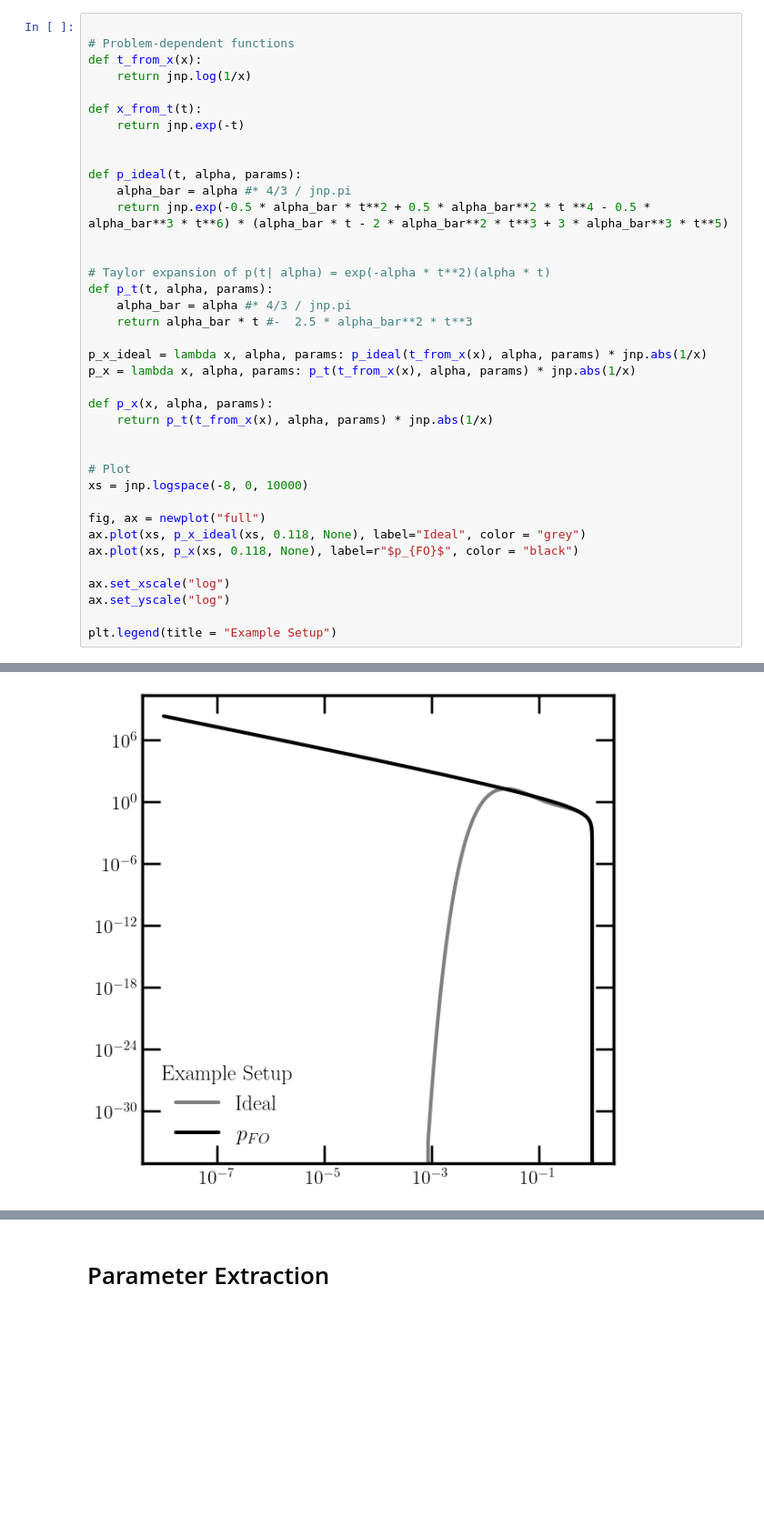
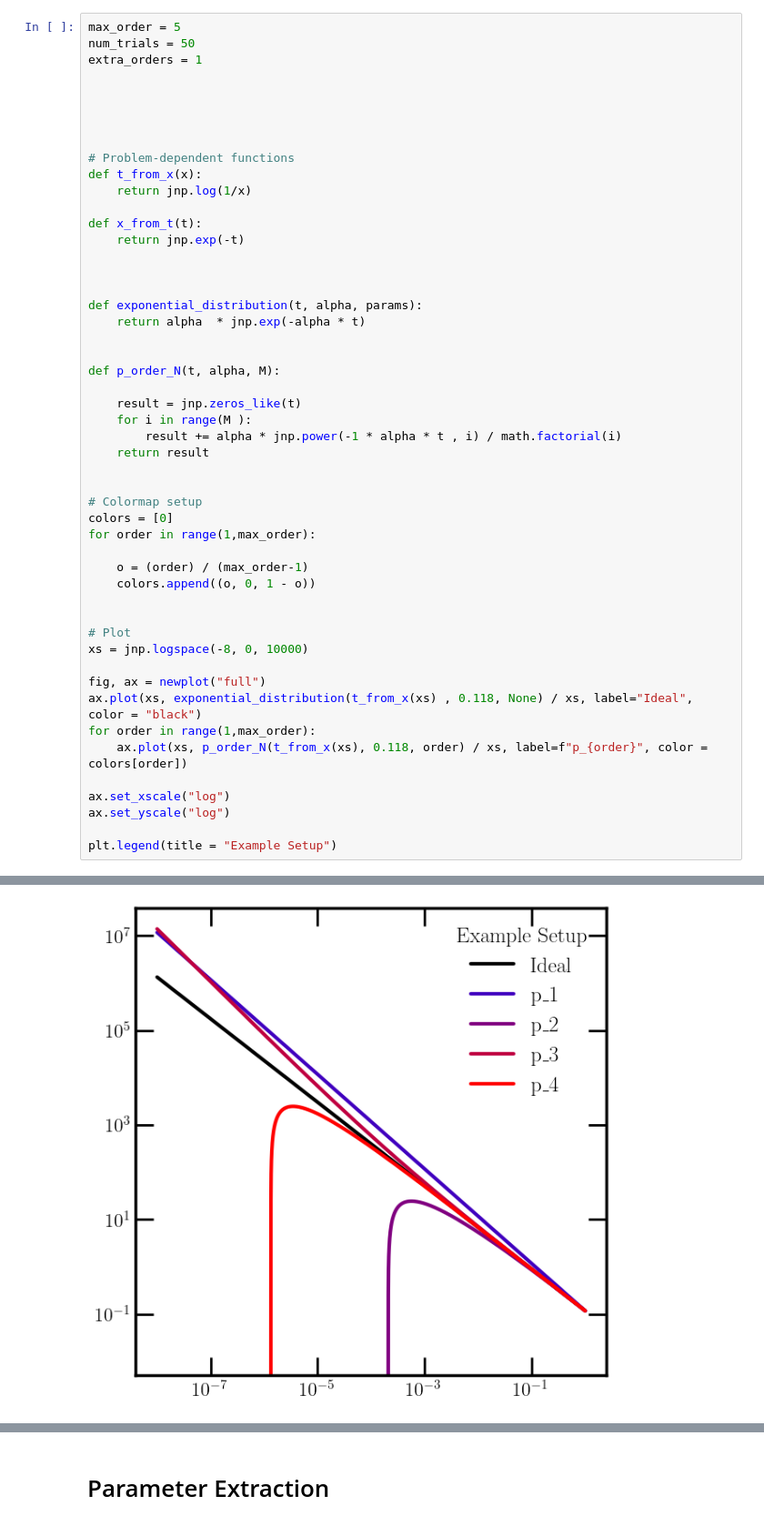
Before and after one commit to rikab/RDF, a Jupyter notebook: jax/exponential.ipynb, the cells around one changed output, grey strips where cells are left out. Shown at 91% size. Cells and saved outputs as stored; diff of their text form; blank space fills up the shorter version.

```diff
--- a/jax/exponential.ipynb
+++ b/jax/exponential.ipynb
@@ -15,41 +41,53 @@ from rikabplotlib.plot_utils import newplot, hist_with_errors
 # %%
+max_order = 5
+num_trials = 50
+extra_orders = 1
+
+
+
+
 
 # Problem-dependent functions
 def t_from_x(x):
     return jnp.log(1/x)
 
 def x_from_t(t):
     return jnp.exp(-t)
 
 
-def p_ideal(t, alpha, params):
-    alpha_bar = alpha #* 4/3 / jnp.pi
-    return jnp.exp(-0.5 * alpha_bar * t**2 + 0.5 * alpha_bar**2 * t **4 - 0.5 * alpha_bar**3 * t**6) * (alpha_bar * t - 2 * alpha_bar**2 * t**3 + 3 * alpha_bar**3 * t**5)
+
+def exponential_distribution(t, alpha, params):
+    return alpha  * jnp.exp(-alpha * t)
 
 
-# Taylor expansion of p(t| alpha) = exp(-alpha * t**2)(alpha * t)
-def p_t(t, alpha, params):
-    alpha_bar = alpha #* 4/3 / jnp.pi
-    return alpha_bar * t #-  2.5 * alpha_bar**2 * t**3
+def p_order_N(t, alpha, M):
 
-p_x_ideal = lambda x, alpha, params: p_ideal(t_from_x(x), alpha, params) * jnp.abs(1/x)
-p_x = lambda x, alpha, params: p_t(t_from_x(x), alpha, params) * jnp.abs(1/x)
+    result = jnp.zeros_like(t)
+    for i in range(M ):
+        result += alpha * jnp.power(-1 * alpha * t , i) / math.factorial(i)
+    return result
 
-def p_x(x, alpha, params):
-    return p_t(t_from_x(x), alpha, params) * jnp.abs(1/x)
+
+# Colormap setup
+colors = [0]
+for order in range(1,max_order):
+
+    o = (order) / (max_order-1)
+    colors.append((o, 0, 1 - o))
 
 
 # Plot
 xs = jnp.logspace(-8, 0, 10000)
 
 fig, ax = newplot("full")
-ax.plot(xs, p_x_ideal(xs, 0.118, None), label="Ideal", color = "grey")
-ax.plot(xs, p_x(xs, 0.118, None), label=r"$p_{FO}$", color = "black")
+ax.plot(xs, exponential_distribution(t_from_x(xs) , 0.118, None) / xs, label="Ideal", color = "black")
+for order in range(1,max_order):
+    ax.plot(xs, p_order_N(t_from_x(xs), 0.118, order) / xs, label=f"p_{order}", color = colors[order])
 
 ax.set_xscale("log")
 ax.set_yscale("log")
 
 plt.legend(title = "Example Setup")
 # %% [output]
 <matplotlib.legend.Legend at 0x...>
-[figure, old version]
+[figure, new version]
```
Also changed, not shown: parts of 23 cells of this notebook, 2 other files.
